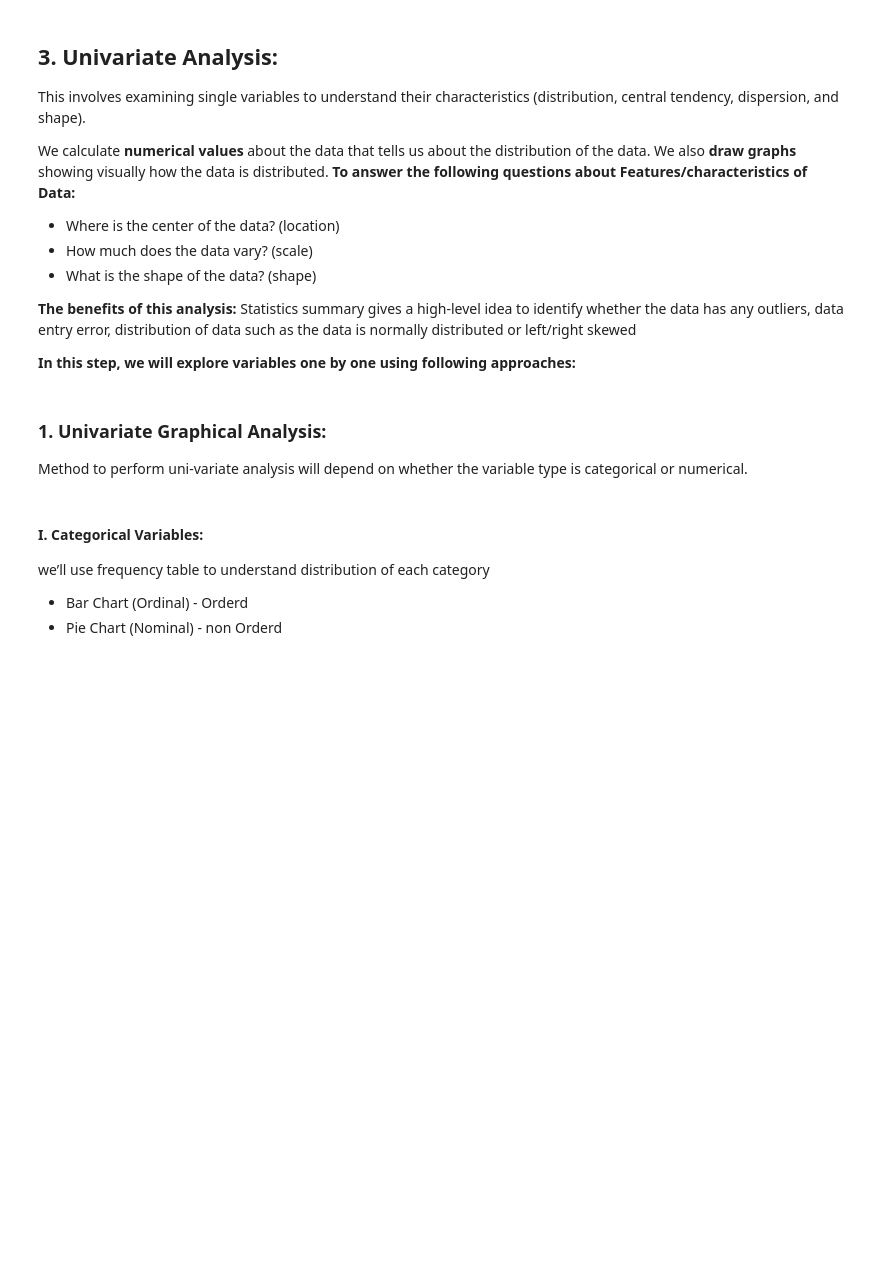
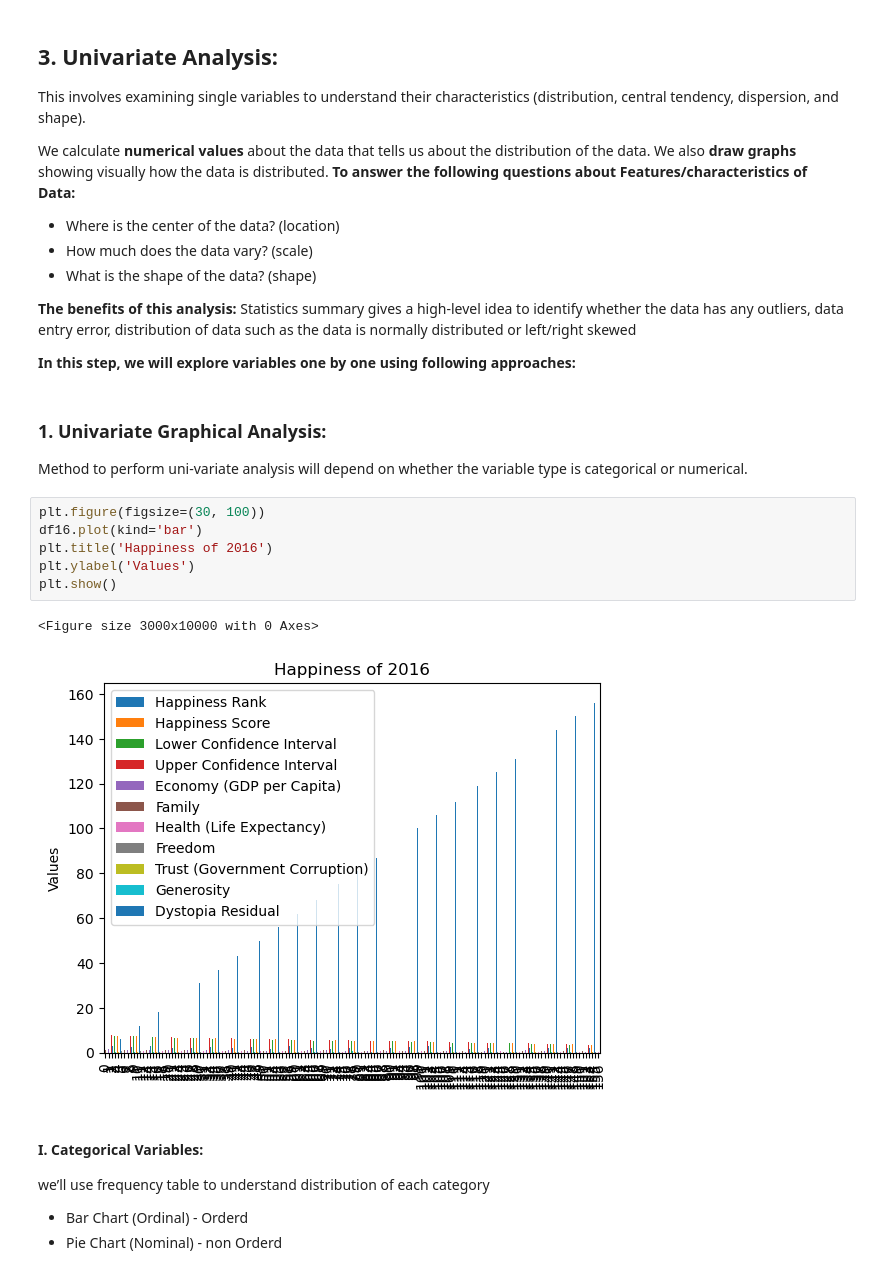
Before and after one commit to asqht/Usecase-2, a Jupyter notebook: EDA explain template.ipynb, the cells around one changed output. Cells and saved outputs as stored; diff of their text form; blank space fills up the shorter version.

```diff
--- a/EDA explain template.ipynb
+++ b/EDA explain template.ipynb
@@ -689,6 +770,15 @@ Statistics summary gives a high-level idea to identify whether the data has any
 # %% [markdown]
 ### 1. Univariate Graphical Analysis:
 Method to perform uni-variate analysis will depend on whether the variable type is categorical or numerical.
+# %%
+plt.figure(figsize=(30, 100))
+df16.plot(kind='bar')
+plt.title('Happiness of 2016')
+plt.ylabel('Values')
+plt.show()
+# %% [output]
+<Figure size 3000x10000 with 0 Axes>
+[figure, added]
 # %% [markdown]
 #### I. Categorical Variables:
 
```
Also changed, not shown: parts of 11 cells of this notebook.
